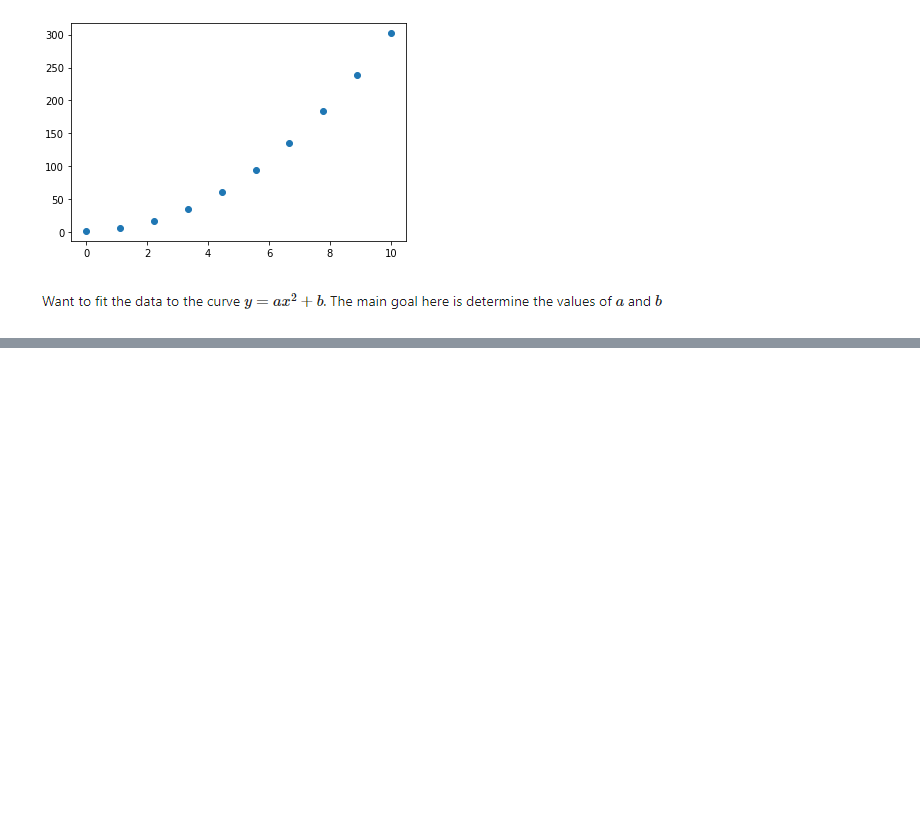
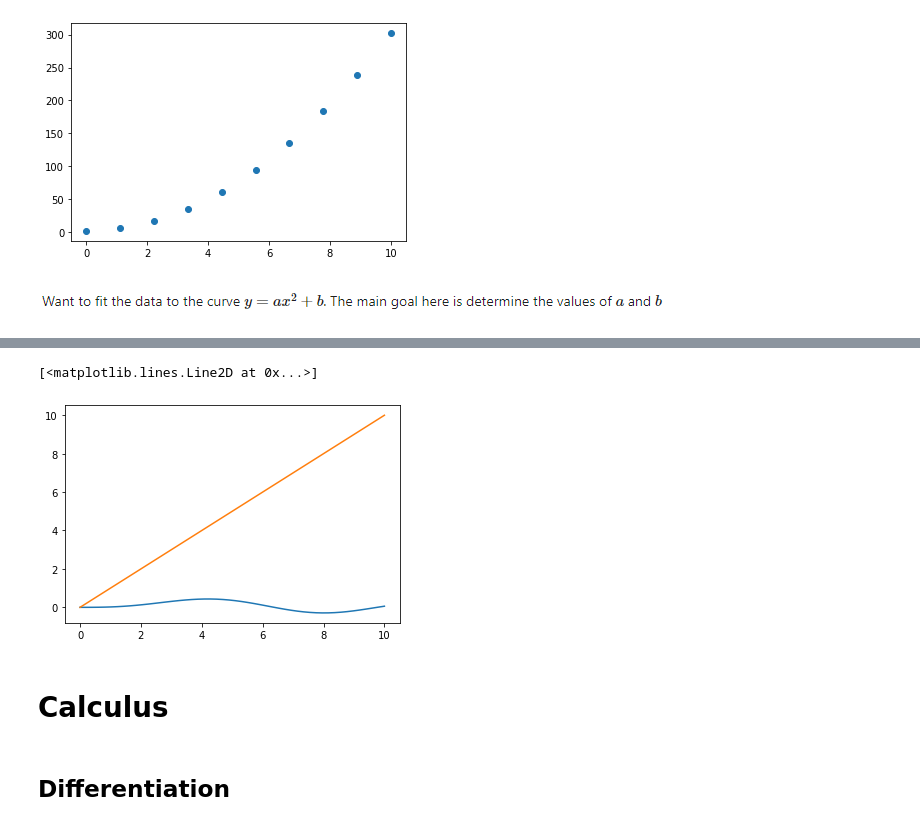
Before and after one commit to kausainshah/Scipy, a Jupyter notebook: Scipy.ipynb, the cells around one changed output, grey strips where cells are left out. Saved outputs shown, nothing was run; the diff lists cells and outputs as text; code cells hidden in the pictures; blank space fills up the shorter version.

```diff
--- a/Scipy.ipynb
+++ b/Scipy.ipynb
@@ -97,0 +172,15 @@ plt.scatter(x_data, y_data)
+# %%
+from scipy.special import legendre
+from scipy.special import jv
+
+x = np.linspace(0,10,50)
+
+plt.plot(x, jv(3,x))
+plt.plot(x, legendre(1)(x))
+# %% [output]
+[<matplotlib.lines.Line2D at 0x...>]
+[figure, added]
+# %% [markdown]
+# Calculus
+# %% [markdown]
+## Differentiation
```
Also changed, not shown: parts of 22 cells of this notebook.
